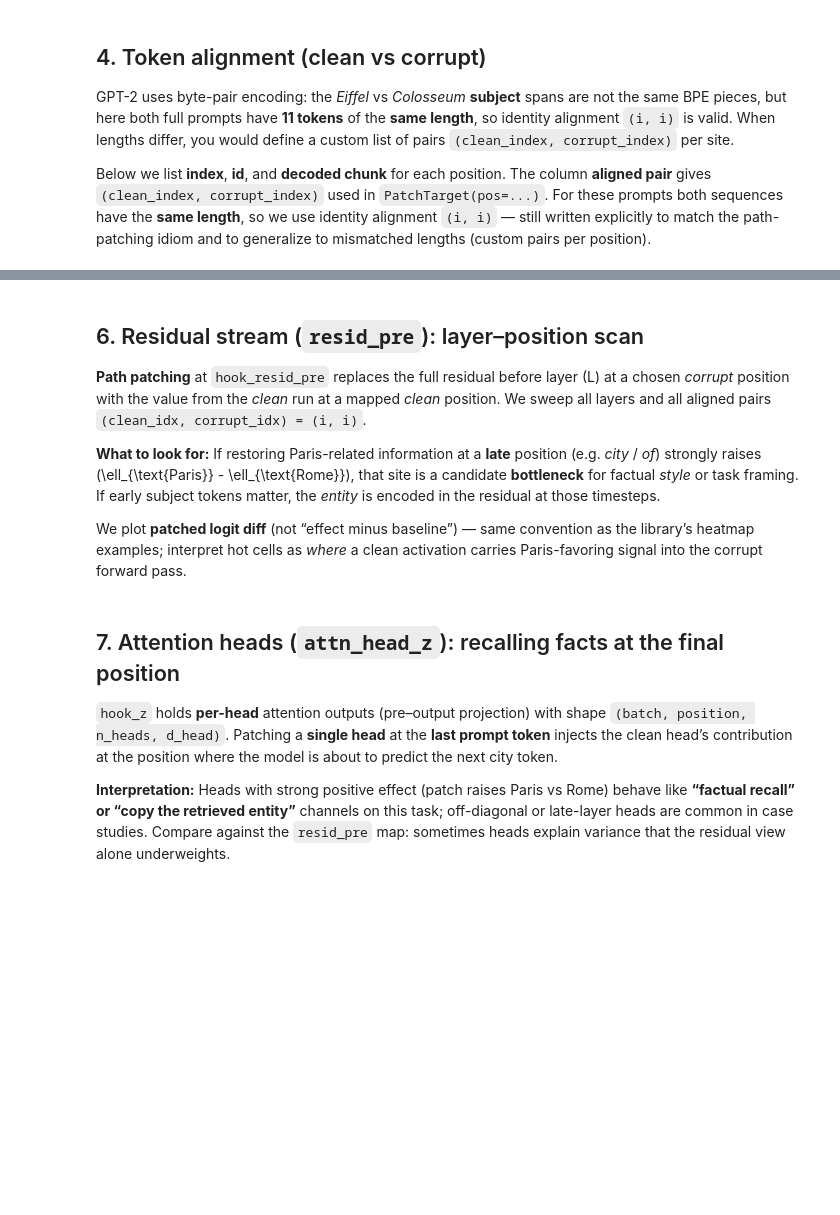
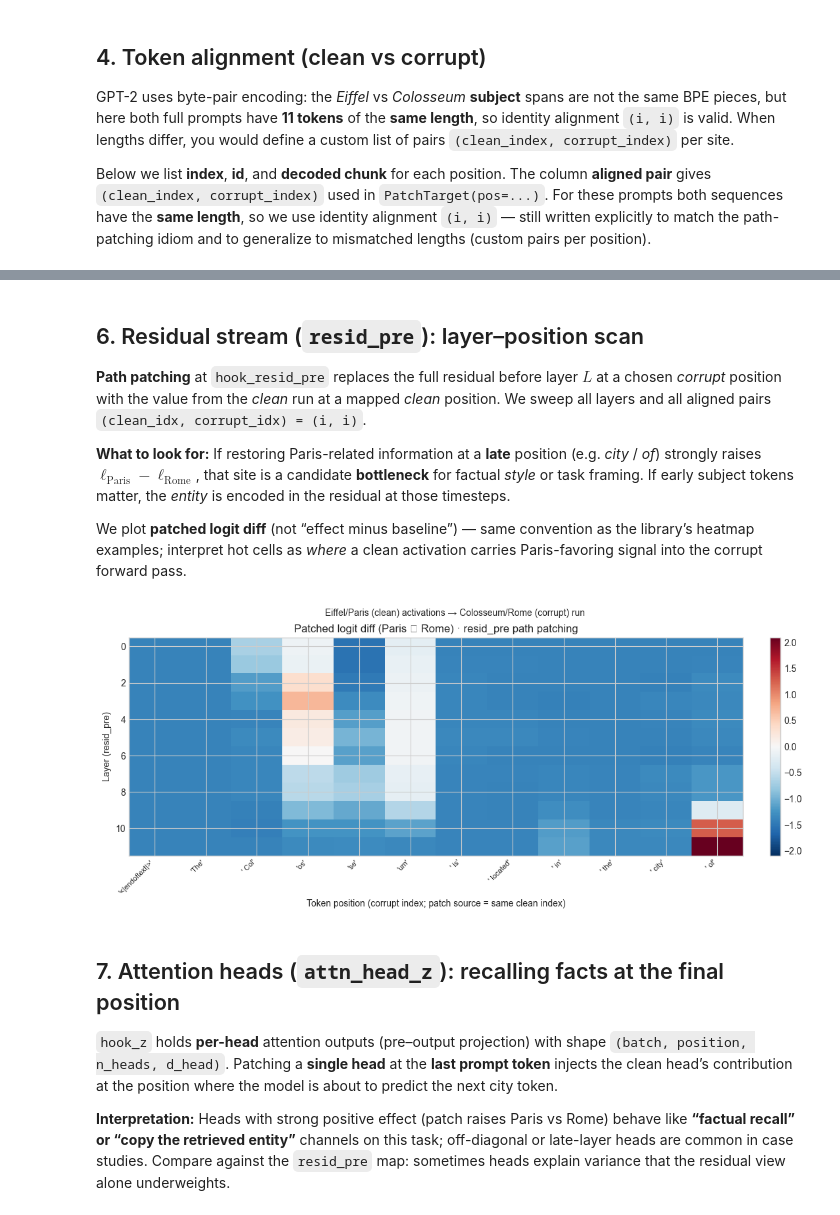
Before and after one commit to protroll30/llm-scalpel, a Jupyter notebook: notebooks/demo_factual_recall.ipynb, the cells around one changed output, grey strips where cells are left out. Cells and saved outputs as stored; diff of their text form; code cells hidden in the pictures; blank space fills up the shorter version.

Commit message:
feat(viz): token x-axis labels, heatmap tick options, and demo notebook refresh

```diff
--- a/notebooks/demo_factual_recall.ipynb
+++ b/notebooks/demo_factual_recall.ipynb
@@ -151,39 +174,38 @@ print(f"                                         corrupt = {ld_corrupt:+.3f}")
 # %% [markdown]
 ## 6. Residual stream (`resid_pre`): layer–position scan
 
-**Path patching** at `hook_resid_pre` replaces the full residual before layer \(L\) at a chosen *corrupt* position with the value from the *clean* run at a mapped *clean* position. We sweep all layers and all aligned pairs `(clean_idx, corrupt_idx) = (i, i)`.
+**Path patching** at `hook_resid_pre` replaces the full residual before layer $L$ at a chosen *corrupt* position with the value from the *clean* run at a mapped *clean* position. We sweep all layers and all aligned pairs `(clean_idx, corrupt_idx) = (i, i)`.
 
-**What to look for:** If restoring Paris-related information at a **late** position (e.g. *city* / *of*) strongly raises \(\ell_{\text{Paris}} - \ell_{\text{Rome}}\), that site is a candidate **bottleneck** for factual *style* or task framing. If early subject tokens matter, the *entity* is encoded in the residual at those timesteps.
+**What to look for:** If restoring Paris-related information at a **late** position (e.g. *city* / *of*) strongly raises $\ell_{\text{Paris}} - \ell_{\text{Rome}}$, that site is a candidate **bottleneck** for factual *style* or task framing. If early subject tokens matter, the *entity* is encoded in the residual at those timesteps.
 
 We plot **patched logit diff** (not “effect minus baseline”) — same convention as the library’s heatmap examples; interpret hot cells as *where* a clean activation carries Paris-favoring signal into the corrupt forward pass.
 # %%
 # Explicit (clean, corrupt) index for each column — here identity, documented for the portfolio
 alignment_pairs: list[tuple[int, int]] = [(i, i) for i in range(seq_len)]
 
 n_layers = model.cfg.n_layers
 resid_grid = np.zeros((n_layers, len(alignment_pairs)))
 
 for L in range(n_layers):
     for j, (ci, ri) in enumerate(alignment_pairs):
         logits = runner.patch_clean_into_corrupt(
             PatchTarget("resid_pre", L, pos=(ci, ri))
         )
         resid_grid[L, j] = float(runner.logit_diff(logits, seq_pos=-1).detach().cpu())
 
 fig, ax, im = viz.plot_heatmap(
     resid_grid,
-    xlabel="Token position (corrupt index; patch source = same clean index)",
+    xlabel="Token position (corrupt index; labels from model tokenizer)",
     ylabel="Layer (resid_pre)",
     title="Patched logit diff (Paris ⊖ Rome) · resid_pre path patching",
     figsize=(11, 4.2),
     cmap="RdBu_r",
+    x_tick_labels=viz.position_tick_labels(runner, "corrupt"),
 )
-# Label x-axis with corrupt subword text (short)
-labels = [model.tokenizer.decode([t]) for t in runner.corrupt_tokens[0].cpu().tolist()]
-ax.set_xticks(np.arange(len(labels)))
-ax.set_xticklabels([repr(s) for s in labels], rotation=45, ha="right", fontsize=8)
 fig.suptitle("Eiffel/Paris (clean) activations → Colosseum/Rome (corrupt) run", y=1.02, fontsize=10)
 plt.show()
+# %% [output]
+[figure, added]
 # %% [markdown]
 ## 7. Attention heads (`attn_head_z`): recalling facts at the final position
 
```
Also changed, not shown: parts of 6 cells of this notebook, 7 other files.
